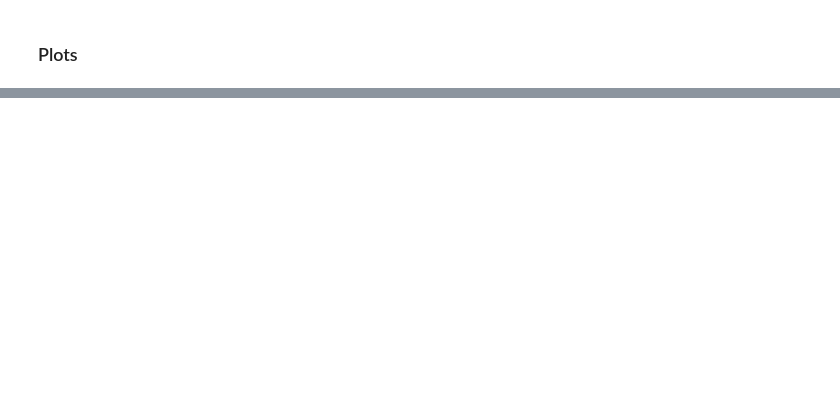
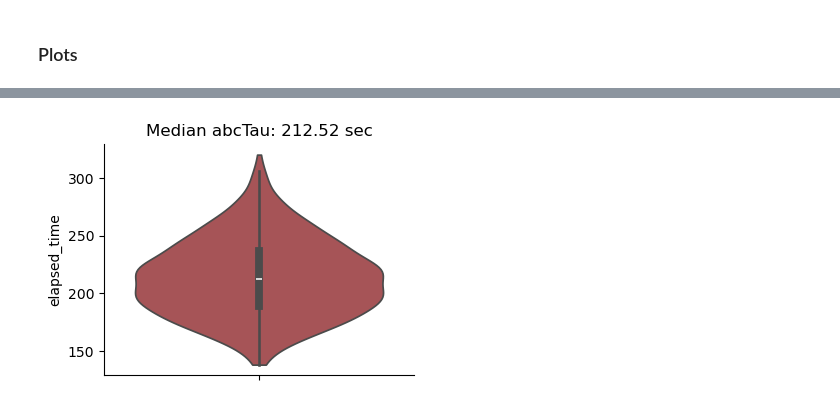
Before and after one commit to iinnpp/isttc, a Jupyter notebook: notebooks/synthetic/compute_time_trials.ipynb, the cells around one changed output, grey strips where cells are left out. Cells and saved outputs as stored; diff of their text form; code cells hidden in the pictures; blank space fills up the shorter version.

```diff
--- a/notebooks/synthetic/compute_time_trials.ipynb
+++ b/notebooks/synthetic/compute_time_trials.ipynb
@@ -157,9 +142,9 @@ tau_all_long_len_df.to_pickle(results_folder + 'var_trials\\compute_time_trials_
 
 tau_all_long_len_df
 # %%
-# # to do when run finished
-# results_folder_abctau = r"D:\all_abctau_dst_gamma_0_01_50_comp_time\\"
-# with open('D:\\all_abctau_dst_gamma_0_01_50_comp_time\\comp_time\\elapsed_time_spike_train_0.pkl', "rb") as f:
-#     unit_time_dict = pickle.load(f)
+# to do when run finished
+results_folder_abctau = r"D:\all_abctau_dst_gamma_0_01_50_comp_time\\"
+with open('D:\\all_abctau_dst_gamma_0_01_50_comp_time\\comp_time\\elapsed_time_spike_train_0.pkl', "rb") as f:
+    unit_time_dict = pickle.load(f)
 
-# unit_time_dict
+unit_time_dict
@@ -303,0 +345,13 @@ if save_fig:
+# %%
+fig, axes = plt.subplots(1,1, figsize=(4,3))
+
+sns.violinplot(y='elapsed_time', color=color_abctau, data=abctau_comp_time_df , cut=0, density_norm='width', ax=axes)
+axes.set_title(f'Median abcTau: {abctau_comp_time_df['elapsed_time'].median():.2f} sec')
+
+sns.despine()
+
+if save_fig:
+    plt.savefig(fig_folder + 'trials_signal_comp_time_abctau.png' , bbox_inches='tight', dpi=300)
+    plt.savefig(fig_folder + 'trials_signal_comp_time_abctau.svg' , bbox_inches='tight')
+# %% [output]
+[figure, added]
```
Also changed, not shown: parts of 13 cells of this notebook, 7 other files.
